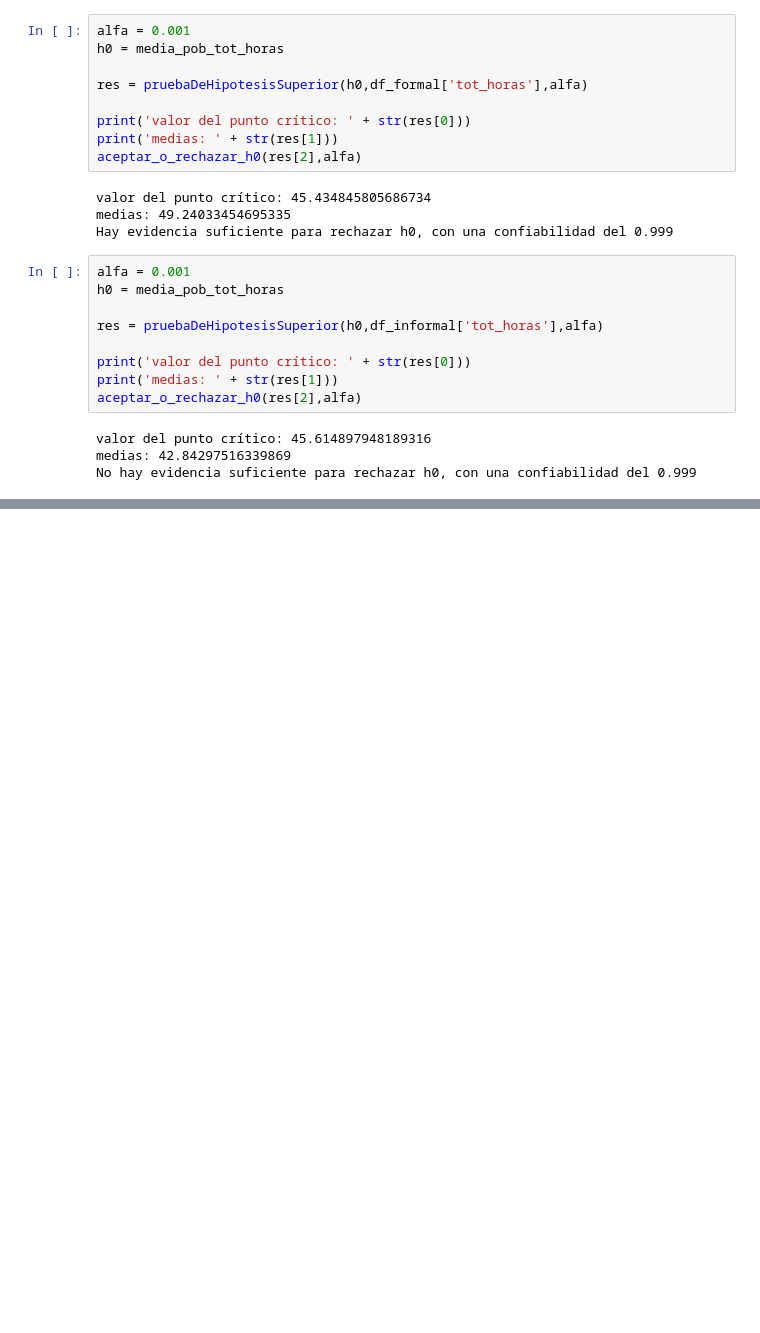
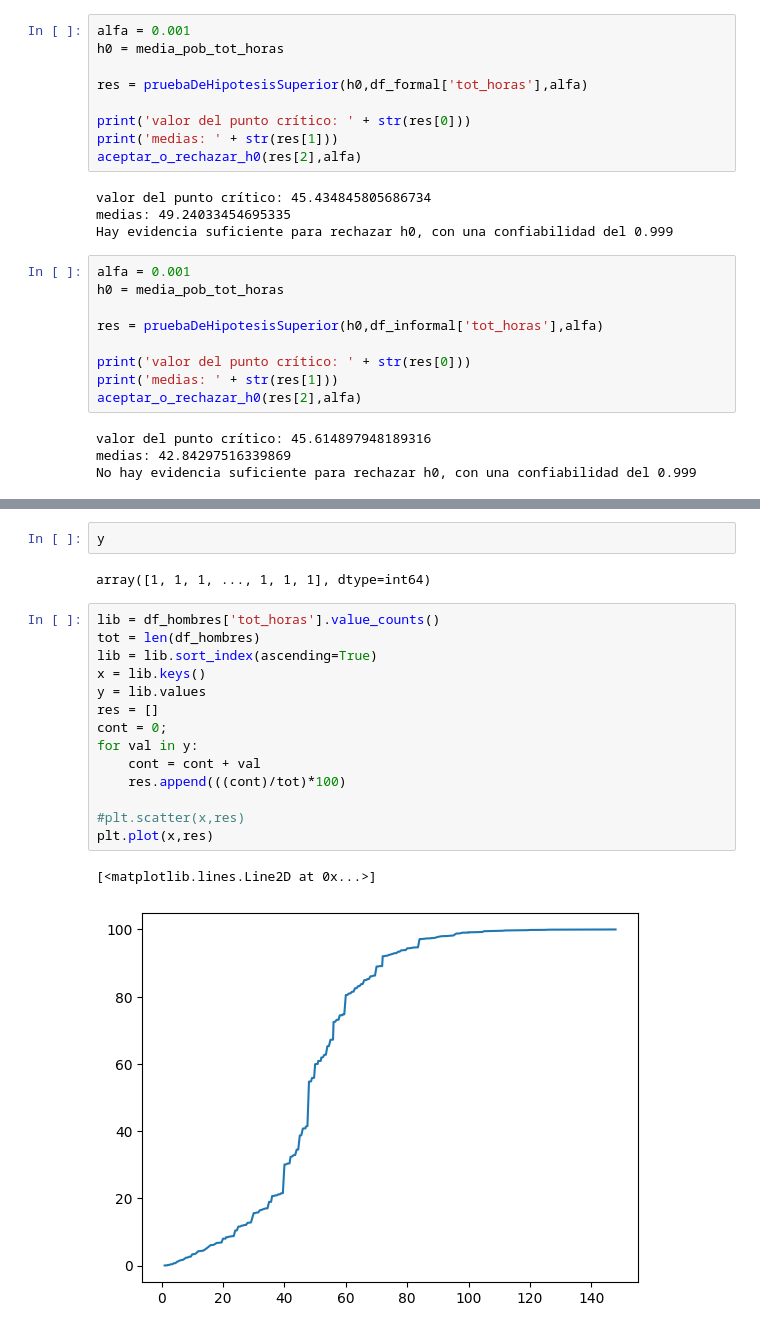
Before and after one commit to mTrujillf/inferencia, a Jupyter notebook: inferencia3.ipynb, the cells around one changed output, grey strips where cells are left out. Drawn from its saved outputs; the diff is of its cells as text; blank space fills up the shorter version.

```diff
--- a/inferencia3.ipynb
+++ b/inferencia3.ipynb
@@ -1384,0 +1478,21 @@ No hay evidencia suficiente para rechazar h0, con una confiabilidad del 0.999
+# %%
+y
+# %% [output]
+array([1, 1, 1, ..., 1, 1, 1], dtype=int64)
+# %%
+lib = df_hombres['tot_horas'].value_counts()
+tot = len(df_hombres)
+lib = lib.sort_index(ascending=True)
+x = lib.keys()
+y = lib.values
+res = []
+cont = 0;
+for val in y:
+    cont = cont + val
+    res.append(((cont)/tot)*100)
+
+#plt.scatter(x,res)
+plt.plot(x,res)
+# %% [output]
+[<matplotlib.lines.Line2D at 0x...>]
+[figure, added]
```
Also changed, not shown: parts of 18 cells of this notebook.
